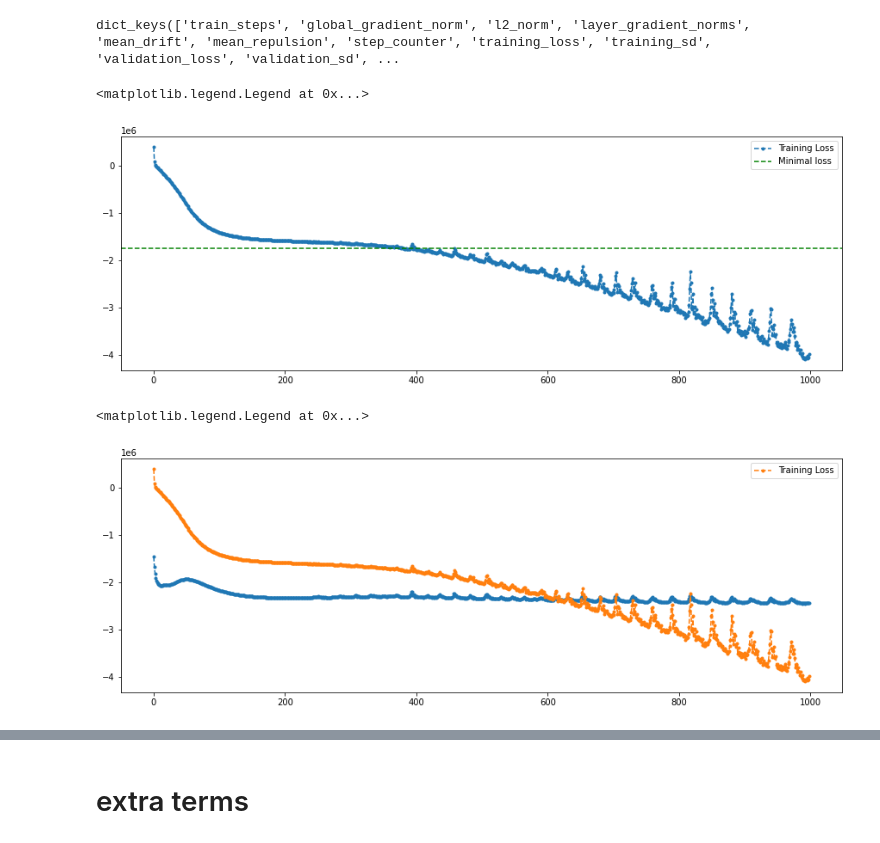
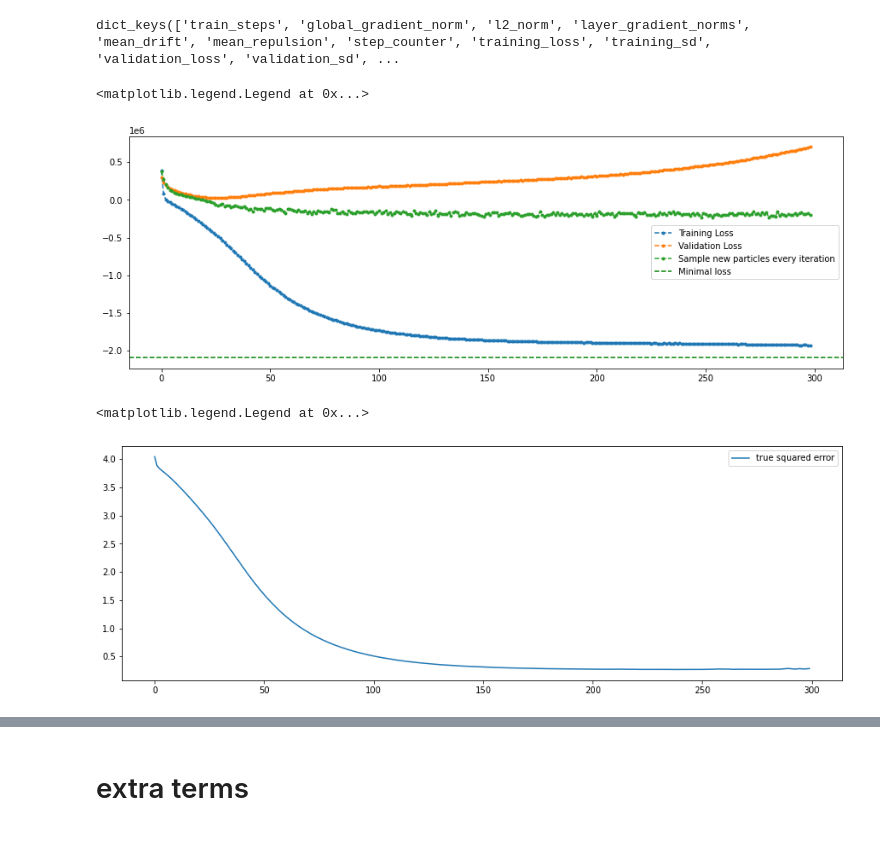
Before and after one commit to ratschlab/projects-2020-Neural-SVGD, a Jupyter notebook: notebooks/bayesian-neural-network/compare-sampleing-and-fixed-particles.ipynb, the cells around one changed output, grey strips where cells are left out. Saved outputs shown, nothing was run; the diff lists cells and outputs as text; code cells hidden in the pictures.

```diff
--- a/notebooks/bayesian-neural-network/compare-sampleing-and-fixed-particles.ipynb
+++ b/notebooks/bayesian-neural-network/compare-sampleing-and-fixed-particles.ipynb
@@ -198,11 +197,11 @@ DeviceArray(8066.15, dtype=float32)
 # %%
 # fixed
 key, subkey = random.split(key)
-split_particles = particles.next_batch(subkey, n_train_particles=99)
+split_particles = particles.next_batch(subkey, n_train_particles=75)
 split_dlogp = [minibatch_vdlogp(x, first_batch)
                for x in split_particles]
 # %%
-for _ in tqdm(range(1000)):
+for _ in tqdm(range(300)):
     neural_grad.step(*split_particles, *split_dlogp)
     metrics.append_to_log(
         neural_grad.rundata,
@@ -215,7 +214,7 @@ for _ in tqdm(range(1000)):
     )
 # %%
 # sampling
-for _ in tqdm(range(100)):
+for _ in tqdm(range(300)):
     key, subkey = random.split(key)
     particles.particles = init_particles_fn(subkey)
 
@@ -232,26 +231,26 @@ dict_keys(['train_steps', 'global_gradient_norm', 'l2_norm', 'layer_gradient_nor
 # %%
 # generate markings based on num_steps
 a = 0
 b = -1
 plt.subplots(figsize=[15, 5])
 plt.plot(neural_grad.rundata['training_loss'][a:b], "--.", label="Training Loss")
-# plt.plot(neural_grad.rundata['validation_loss'][a:b], "--.", label="Validation Loss")
-# plt.plot(neural_grad2.rundata['training_loss'][a:b], "--.", label="Sample new particles every iteration")
+plt.plot(neural_grad.rundata['validation_loss'][a:b], "--.", label="Validation Loss")
+plt.plot(neural_grad2.rundata['training_loss'][a:b], "--.", label="Sample new particles every iteration")
 
-# plt.scatter(markings, onp.zeros(len(markings)))
 plt.axhline(y=min_loss, label="Minimal loss", linestyle="--", color="g")
 plt.legend()
 # %% [output]
 <matplotlib.legend.Legend at 0x...>
-[figure, old version]
+[figure, new version]
 # %%
+# generate markings based on num_steps
 a = 0
 b = -1
+plt.subplots(figsize=[15, 5])
+plt.plot(neural_grad.rundata['squared_error'], label="true squared error")
+# plt.plot(neural_grad.rundata['val_squared_error'])
 
-plt.subplots(figsize=[15, 5])
-plt.plot((onp.array(neural_grad.rundata['global_gradient_norm'][a:b]) - 2.6) * 1e6, "--.")
-plt.plot(neural_grad.rundata['training_loss'][a:b], "--.", label="Training Loss")
 plt.legend()
 # %% [output]
 <matplotlib.legend.Legend at 0x...>
-[figure, old version]
+[figure, new version]
```
Also changed, not shown: parts of 4 cells of this notebook, 7 other files.
